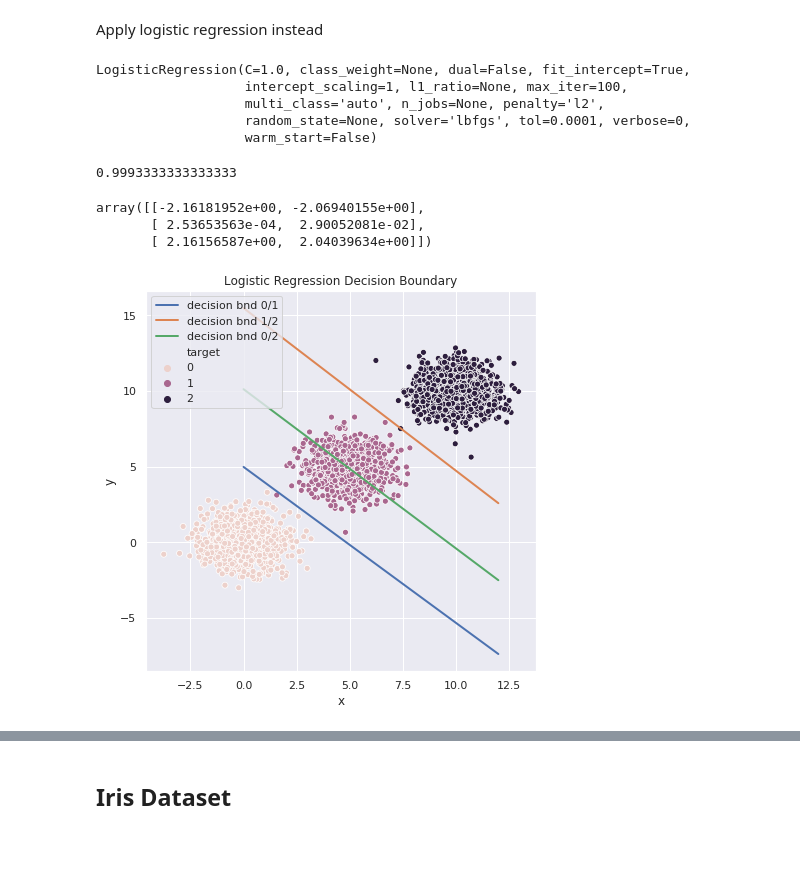
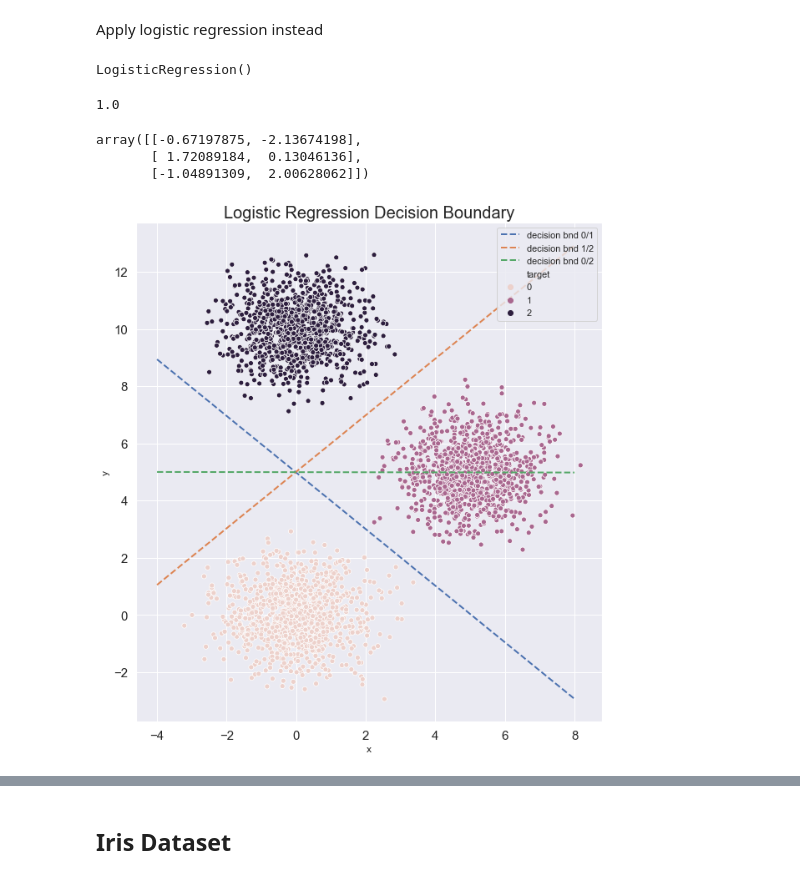
Before and after one commit to joaomvg/machine-learning-algorithms, a Jupyter notebook: Linear_classifiers.ipynb, the cells around one changed output, grey strips where cells are left out. Cells and saved outputs as stored; diff of their text form; code cells hidden in the pictures; blank space fills up the shorter version.

```diff
--- a/Linear_classifiers.ipynb
+++ b/Linear_classifiers.ipynb
@@ -29,7 +29,7 @@ Fake data
 L=1000
 n1=np.random.multivariate_normal([0,0],[[1,0],[0,1]],L)
 n2=np.random.multivariate_normal([5,5],[[1,0],[0,1]],L)
-n3=np.random.multivariate_normal([10,10],[[1,0],[0,1]],L)
+n3=np.random.multivariate_normal([0,10],[[1,0],[0,1]],L)
 
 n1=np.concatenate([n1,np.zeros((L,1),int)],axis=1)
 n2=np.concatenate([n2,np.ones((L,1),int)],axis=1)
@@ -144,40 +144,41 @@ Lgr=LogisticRegression()
 # %%
 Lgr.fit(data[['x','y']],data.target)
 # %% [output]
-LogisticRegression(C=1.0, class_weight=None, dual=False, fit_intercept=True,
-                   intercept_scaling=1, l1_ratio=None, max_iter=100,
-                   multi_class='auto', n_jobs=None, penalty='l2',
-                   random_state=None, solver='lbfgs', tol=0.0001, verbose=0,
-                   warm_start=False)
+LogisticRegression()
 # %%
 Lgr.score(data[['x','y']],data.target)
 # %% [output]
-0.9993333333333333
+1.0
 # %%
 Lgr.coef_
 # %% [output]
-array([[-2.16181952e+00, -2.06940155e+00],
-       [ 2.53653563e-04,  2.90052081e-02],
-       [ 2.16156587e+00,  2.04039634e+00]])
+array([[-0.67197875, -2.13674198],
+       [ 1.72089184,  0.13046136],
+       [-1.04891309,  2.00628062]])
 # %%
 logit_bnd=decision(Lgr)
 # %%
-p1=[0,12]
-p2=[logit_bnd.bnd(0,0,1),logit_bnd.bnd(12,0,1)]
+x1=-4
+x2=8
+p1=[x1,x2]
+p2=[logit_bnd.bnd(x1,0,1),logit_bnd.bnd(x2,0,1)]
 
-p3=[0,12]
-p4=[logit_bnd.bnd(0,1,2),logit_bnd.bnd(12,1,2)]
+p3=[-4,6]
+p4=[logit_bnd.bnd(-4,1,2),logit_bnd.bnd(6,1,2)]
 
-p5=[0,12]
-p6=[logit_bnd.bnd(0,0,2),logit_bnd.bnd(12,0,2)]
+p5=[x1,x2]
+p6=[logit_bnd.bnd(x1,0,2),logit_bnd.bnd(x2,0,2)]
 # %%
-plt.figure(figsize=(7,7))
+plt.figure(figsize=(10,11))
 sns.scatterplot(data=data,x='x',y='y',hue='target')
-plt.plot(p1,p2,linewidth=2,label='decision bnd 0/1')
-plt.plot(p3,p4,linewidth=2,label='decision bnd 1/2')
-plt.plot(p5,p6,linewidth=2,label='decision bnd 0/2')
+plt.plot(p1,p2,linewidth=2,label='decision bnd 0/1',linestyle='--')
+plt.plot(p3,p4,linewidth=2,label='decision bnd 1/2',linestyle='--')
+plt.plot(p5,p6,linewidth=2,label='decision bnd 0/2',linestyle='--')
+plt.xticks(fontsize=15)
+plt.yticks(fontsize=15)
 plt.legend(loc='best')
-plt.title('Logistic Regression Decision Boundary')
+plt.title('Logistic Regression Decision Boundary',fontsize=20)
+plt.savefig('../joaomvg.github.io/content/images/logistic_decision.png')
 plt.show()
 # %% [output]
-[figure, old version]
+[figure, new version]
```
Also changed, not shown: parts of 11 cells of this notebook, 4 other files.
